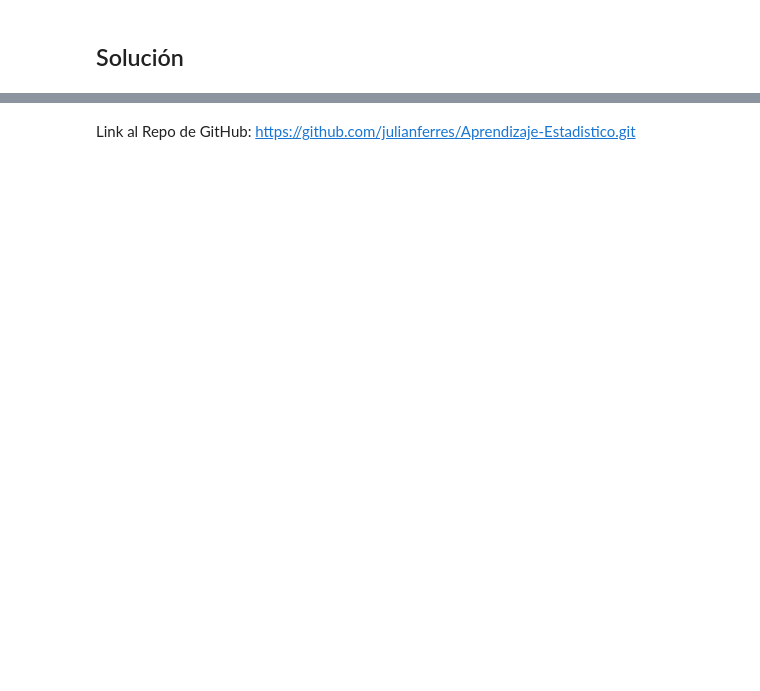
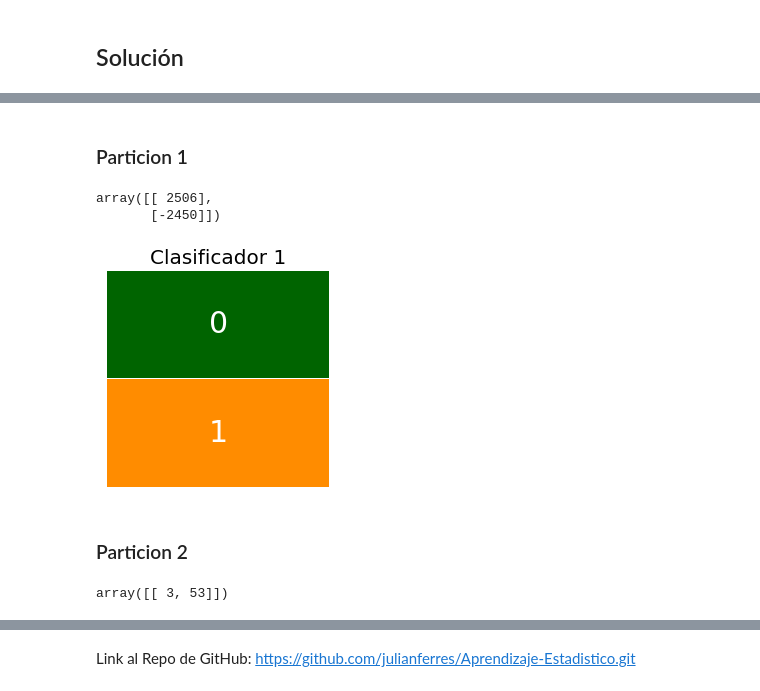
Before and after one commit to julianferres/Aprendizaje-Estadistico, a Jupyter notebook: Ejercicios/04-Comparacion de Costos/costos.ipynb, the cells around one changed output, grey strips where cells are left out. Saved outputs shown, nothing was run; the diff lists cells and outputs as text; code cells hidden in the pictures; blank space fills up the shorter version.

```diff
--- a/Ejercicios/04-Comparacion de Costos/costos.ipynb
+++ b/Ejercicios/04-Comparacion de Costos/costos.ipynb
@@ -42,0 +72,3 @@ while(i < n):
+# %%
+f = lambda x : 0 if (x>= 0) else 1
+f_vec = np.vectorize(f)
@@ -42,0 +79,33 @@ while(i < n):
+# %% [markdown]
+### Particion 1
+# %%
+particion1 = np.ndarray((2 , 1), dtype = int )
+particion1.fill(0)
+# %%
+for i in range(n):
+
+    y_p = int(train[i,1]>=1/2)
+
+    particion1[y_p , 0] += 1 if train[i,2] else -1
+# %%
+particion1
+# %% [output]
+array([[ 2506],
+       [-2450]])
+# %%
+particion1 = f_vec(particion1) #Mapeo todos los numeros a 0 o 1
+# %%
+dims = (4, 4)
+fig, axs = plt.subplots(figsize=dims)
+
+g = sns.heatmap(particion1, annot= True , linewidths=.5,cmap=['darkgreen','darkorange'],\
+                cbar = False, annot_kws={"size": 30},\
+                xticklabels = [],\
+                yticklabels = [])
+
+g.set_title('Clasificador 1' , size =20)
+plt.show()
+# %% [output]
+[figure, added]
+# %% [markdown]
+### Particion 2
@@ -42,0 +121,4 @@ while(i < n):
+# %%
+particion2
+# %% [output]
+array([[ 3, 53]])
```
Also changed, not shown: parts of 77 cells of this notebook, 1 other file.
